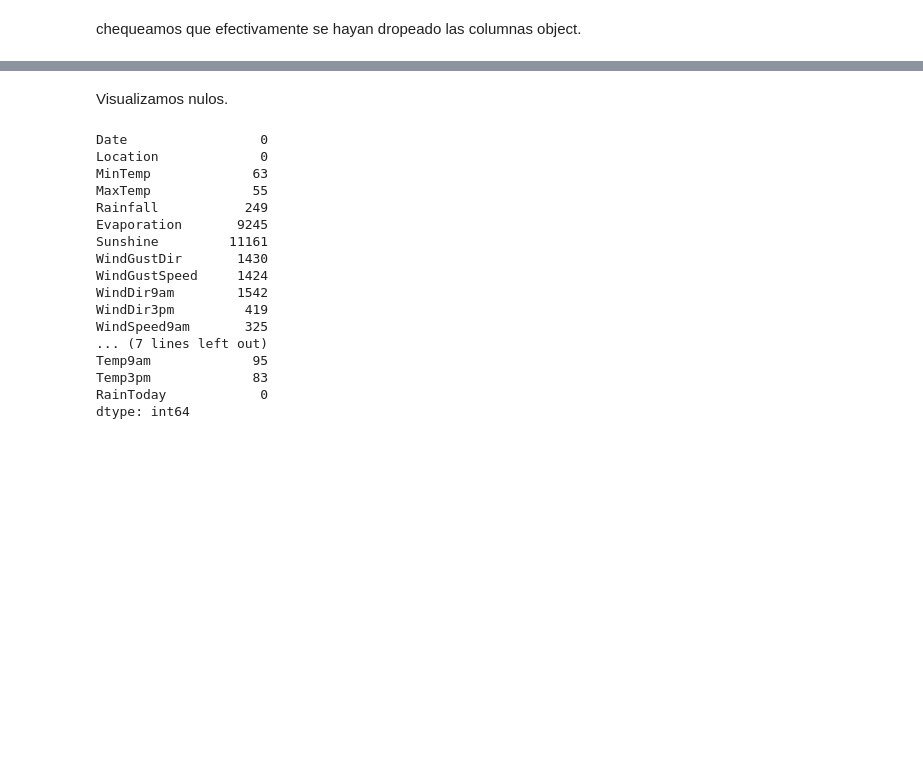
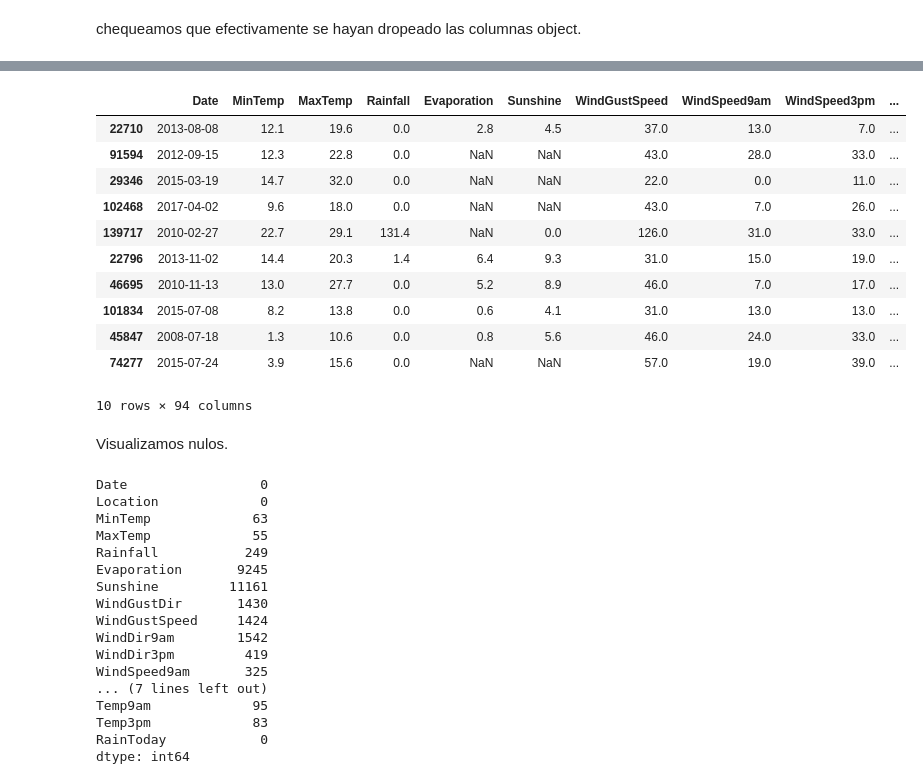
Before and after one commit to bpace1/AA1-TUIA-Crenna-Pace-SanchoAlmenar, a Jupyter notebook: TP-clasificacion-AA1.ipynb, the cells around one changed output, grey strips where cells are left out. Saved outputs shown, nothing was run; the diff lists cells and outputs as text; code cells hidden in the pictures; blank space fills up the shorter version.

```diff
--- a/TP-clasificacion-AA1.ipynb
+++ b/TP-clasificacion-AA1.ipynb
@@ -135,7 +160,7 @@ object_columns: list[str] = ['Location', 'WindGustDir', 'WindDir9am', 'WindDir3p
 # %%
 dummies: pd.DataFrame = pd.get_dummies(X_train, columns=object_columns)
 
-aux = pd.concat([selected_df.drop(object_columns, axis=1), dummies], axis=1)
+aux = pd.concat([X_train.drop(object_columns, axis=1), dummies], axis=1)
 # %% [markdown]
 chequeamos que efectivamente se hayan dropeado las columnas object.
 # %%
@@ -153,4 +189,19 @@ Index(['Date', 'Location', 'MinTemp', 'MaxTemp', 'Rainfall', 'Evaporation',
       dtype='object')
+# %%
+aux.sample(10)
+# %% [output]
+|  | Date | MinTemp | MaxTemp | Rainfall | Evaporation | Sunshine | WindGustSpeed | WindSpeed9am | WindSpeed3pm | ... |
+| 22710 | 2013-08-08 | 12.1 | 19.6 | 0.0 | 2.8 | 4.5 | 37.0 | 13.0 | 7.0 | ... |
+| 91594 | 2012-09-15 | 12.3 | 22.8 | 0.0 | NaN | NaN | 43.0 | 28.0 | 33.0 | ... |
+| 29346 | 2015-03-19 | 14.7 | 32.0 | 0.0 | NaN | NaN | 22.0 | 0.0 | 11.0 | ... |
+| 102468 | 2017-04-02 | 9.6 | 18.0 | 0.0 | NaN | NaN | 43.0 | 7.0 | 26.0 | ... |
+| 139717 | 2010-02-27 | 22.7 | 29.1 | 131.4 | NaN | 0.0 | 126.0 | 31.0 | 33.0 | ... |
+| 22796 | 2013-11-02 | 14.4 | 20.3 | 1.4 | 6.4 | 9.3 | 31.0 | 15.0 | 19.0 | ... |
+| 46695 | 2010-11-13 | 13.0 | 27.7 | 0.0 | 5.2 | 8.9 | 46.0 | 7.0 | 17.0 | ... |
+| 101834 | 2015-07-08 | 8.2 | 13.8 | 0.0 | 0.6 | 4.1 | 31.0 | 13.0 | 13.0 | ... |
+| 45847 | 2008-07-18 | 1.3 | 10.6 | 0.0 | 0.8 | 5.6 | 46.0 | 24.0 | 33.0 | ... |
+| 74277 | 2015-07-24 | 3.9 | 15.6 | 0.0 | NaN | NaN | 57.0 | 19.0 | 39.0 | ... |
+10 rows × 94 columns
 # %% [markdown]
 Visualizamos nulos.
 # %%
```
Also changed, not shown: parts of 9 cells of this notebook.
